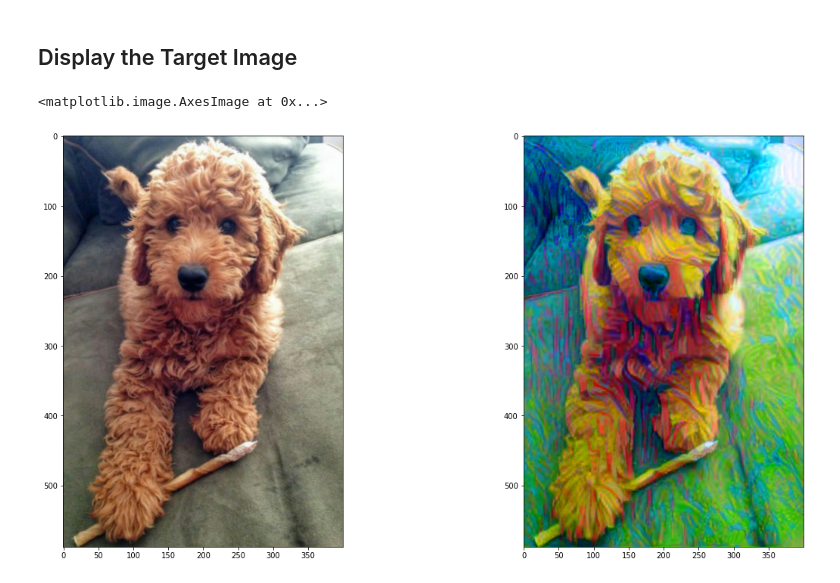
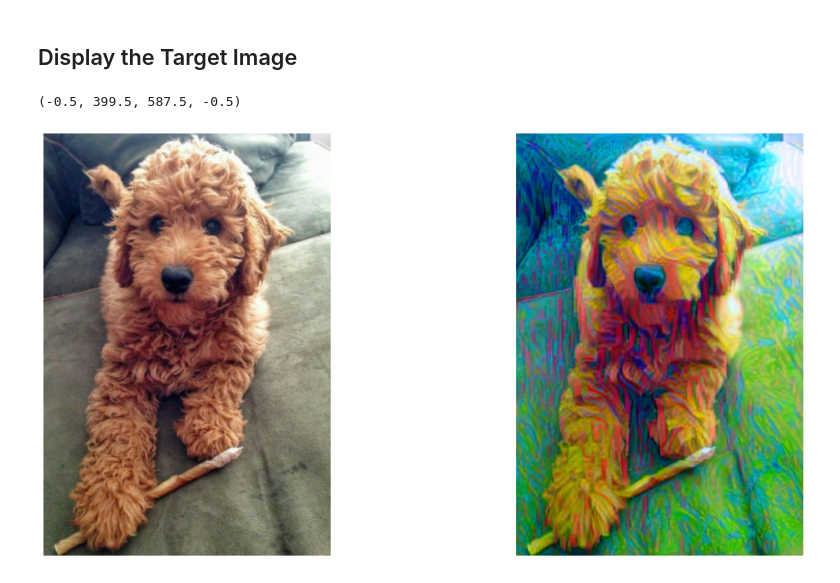
Before and after one commit to laurauzcategui/deep_learning_nanodegree, a Jupyter notebook: convolutional_nns/l6_style_transfer/Style_Transfer_Exercise.ipynb, the cells around one changed output. Cells and saved outputs as stored; diff of their text form; code cells hidden in the pictures.

```diff
--- a/convolutional_nns/l6_style_transfer/Style_Transfer_Exercise.ipynb
+++ b/convolutional_nns/l6_style_transfer/Style_Transfer_Exercise.ipynb
@@ -356,8 +356,10 @@ Total loss:  3618768.75
 # %%
 # display content and final, target image
 fig, (ax1, ax2) = plt.subplots(1, 2, figsize=(20, 10))
 ax1.imshow(im_convert(content))
+ax1.axis('off')
 ax2.imshow(im_convert(target))
+ax2.axis('off')
 # %% [output]
-<matplotlib.image.AxesImage at 0x...>
+(-0.5, 399.5, 587.5, -0.5)
-[figure, old version]
+[figure, new version]
```
Also changed, not shown: 2 other files.
